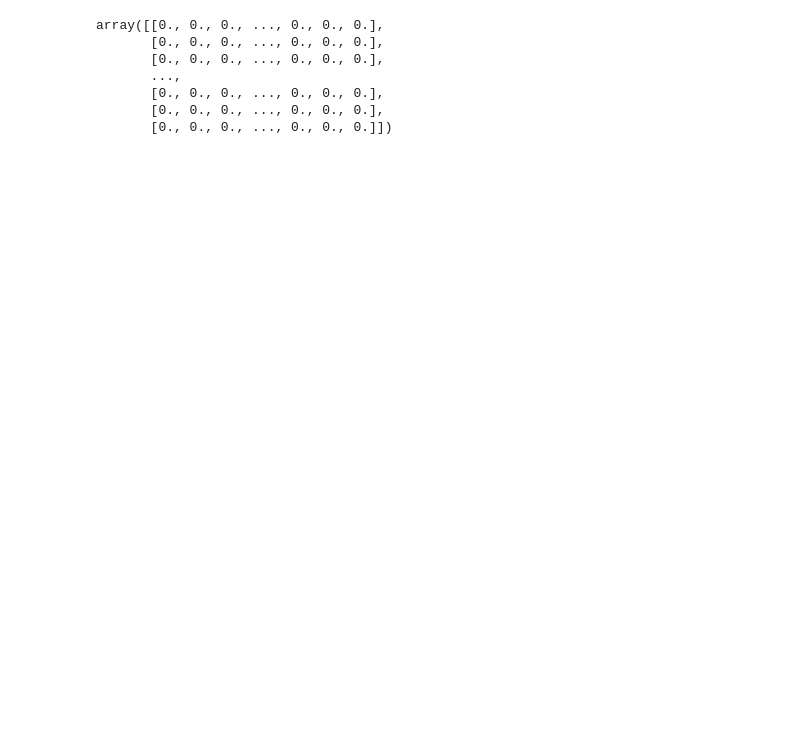
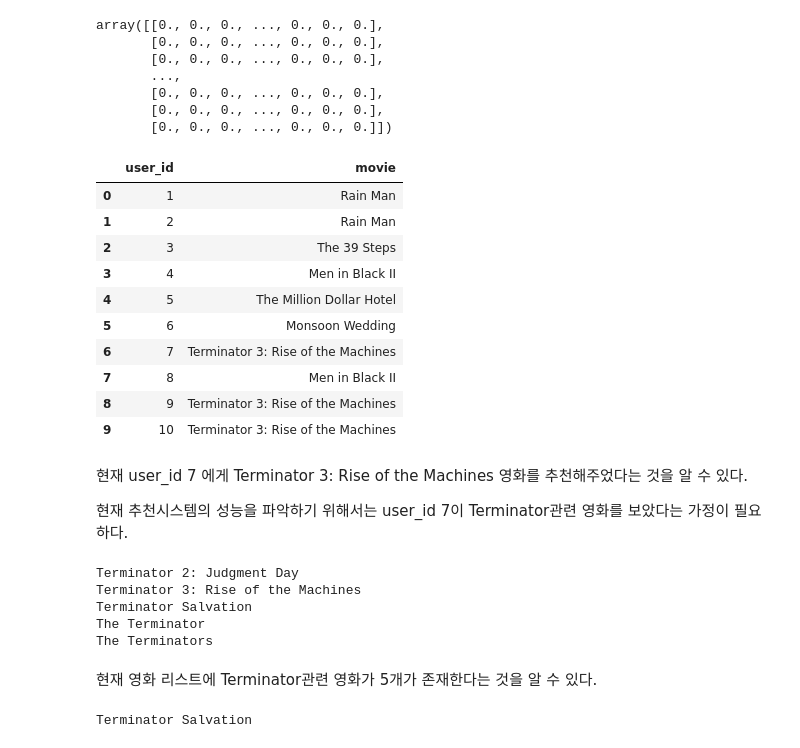
Before and after one commit to SeongBeomLEE/Tobigs_Recommendation_System_Seminar, a Jupyter notebook: Week2_Recommendation_System_code.ipynb, the cells around one changed output. Drawn from its saved outputs; the diff is of its cells as text; code cells hidden in the pictures; blank space fills up the shorter version.

Commit message:
Week2_Recommendation_System_code

```diff
--- a/Week2_Recommendation_System_code.ipynb
+++ b/Week2_Recommendation_System_code.ipynb
@@ -1562,11 +1609,11 @@ class CustomDataset(Dataset):
   # 어떠한 idx를 받았을 때 그에 맞는 데이터를 반환
   def __getitem__(self, idx):
     if self.y_data is None:
-      x = torch.Tensor(self.x_data[idx])
+      x = torch.FloatTensor(self.x_data[idx])
       return x
     else:
-      x = torch.Tensor(self.x_data[idx])
-      y = torch.Tensor(self.y_data[idx])
+      x = torch.FloatTensor(self.x_data[idx])
+      y = torch.FloatTensor(self.y_data[idx])
       return x, y
 # %%
 # AutoEncoder 모델 설계
@@ -1601,9 +1648,11 @@ class Decoder(nn.Module):
     def __init__(self):
         super(Decoder,self).__init__()
         self.fc1 = nn.Linear(256, 2798)
+        self.simoid = nn.Sigmoid()
 
     def forward(self,x):
         out = self.fc1(x)
+        out = self.simoid(out)
 
         return out
 
@@ -1718,3 +1767,49 @@ array([[0., 0., 0., ..., 0., 0., 0.],
        [0., 0., 0., ..., 0., 0., 0.],
        [0., 0., 0., ..., 0., 0., 0.],
        [0., 0., 0., ..., 0., 0., 0.]])
+# %%
+movie_li = df.columns.tolist()
+result[watching_metrix >= 1] = -1
+# %%
+recommend_li = []
+for i in result.argmax(axis=1):
+  recommend_li.append(movie_li[i])
+# %%
+recommend_df = pd.DataFrame()
+recommend_df['user_id'] = df.index.tolist()
+recommend_df['movie'] = recommend_li
+recommend_df.head(10)
+# %% [output]
+|  | user_id | movie |
+| 0 | 1 | Rain Man |
+| 1 | 2 | Rain Man |
+| 2 | 3 | The 39 Steps |
+| 3 | 4 | Men in Black II |
+| 4 | 5 | The Million Dollar Hotel |
+| 5 | 6 | Monsoon Wedding |
+| 6 | 7 | Terminator 3: Rise of the Machines |
+| 7 | 8 | Men in Black II |
+| 8 | 9 | Terminator 3: Rise of the Machines |
+| 9 | 10 | Terminator 3: Rise of the Machines |
+# %% [markdown]
+현재 user_id 7 에게 Terminator 3: Rise of the Machines 영화를 추천해주었다는 것을 알 수 있다.
+
+현재 추천시스템의 성능을 파악하기 위해서는 user_id 7이 Terminator관련 영화를 보았다는 가정이 필요하다.
+# %%
+for i in df.columns.tolist():
+  if 'Terminator' in i:
+    print(i)
+# %% [output]
+Terminator 2: Judgment Day
+Terminator 3: Rise of the Machines
+Terminator Salvation
+The Terminator
+The Terminators
+# %% [markdown]
+현재 영화 리스트에 Terminator관련 영화가 5개가 존재한다는 것을 알 수 있다.
+# %%
+for i in df.iloc[6][df.iloc[6] >= 1].index.tolist():
+  if 'Terminator' in i:
+    print(i)
+# %% [output]
+Terminator Salvation
```
Also changed, not shown: parts of 51 cells of this notebook.
